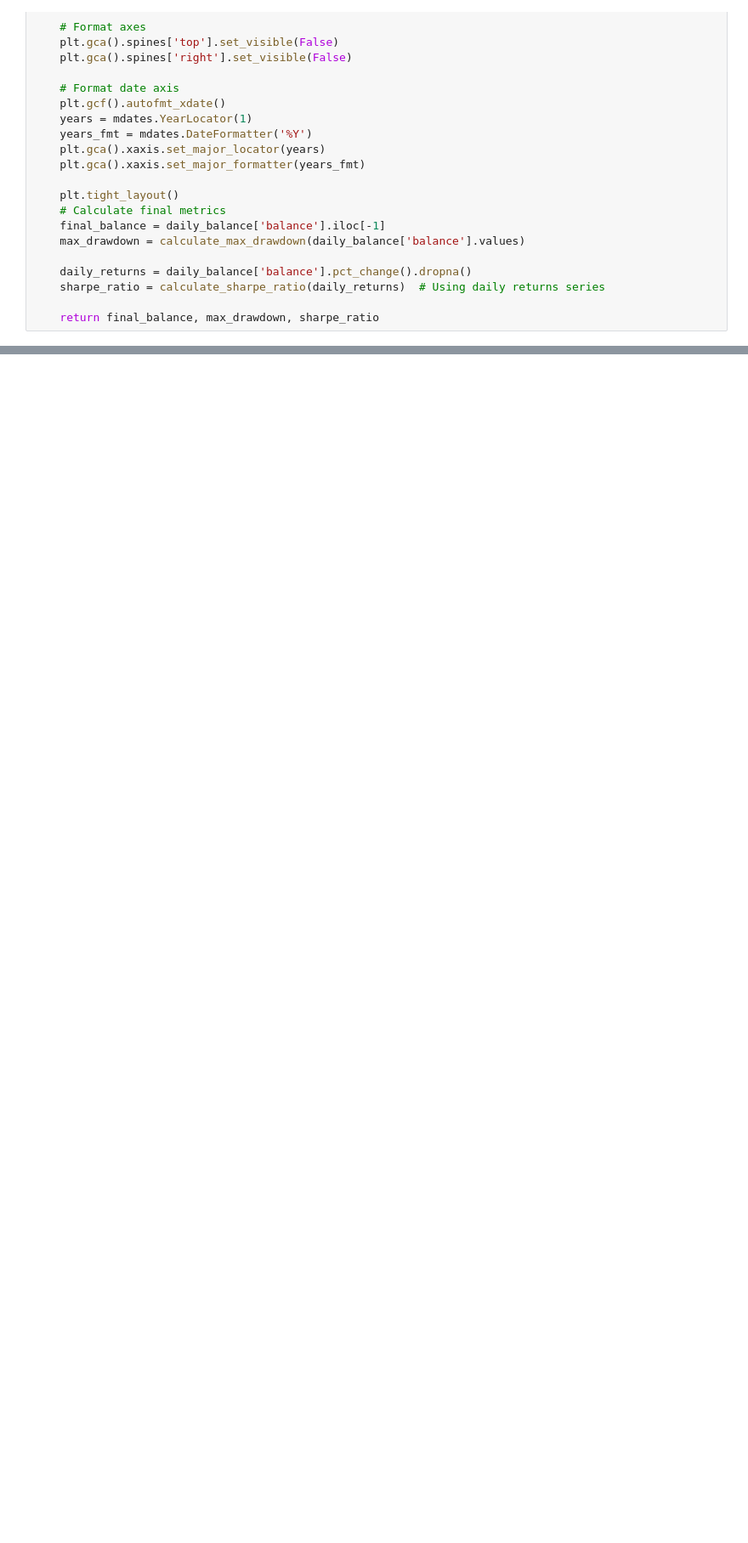
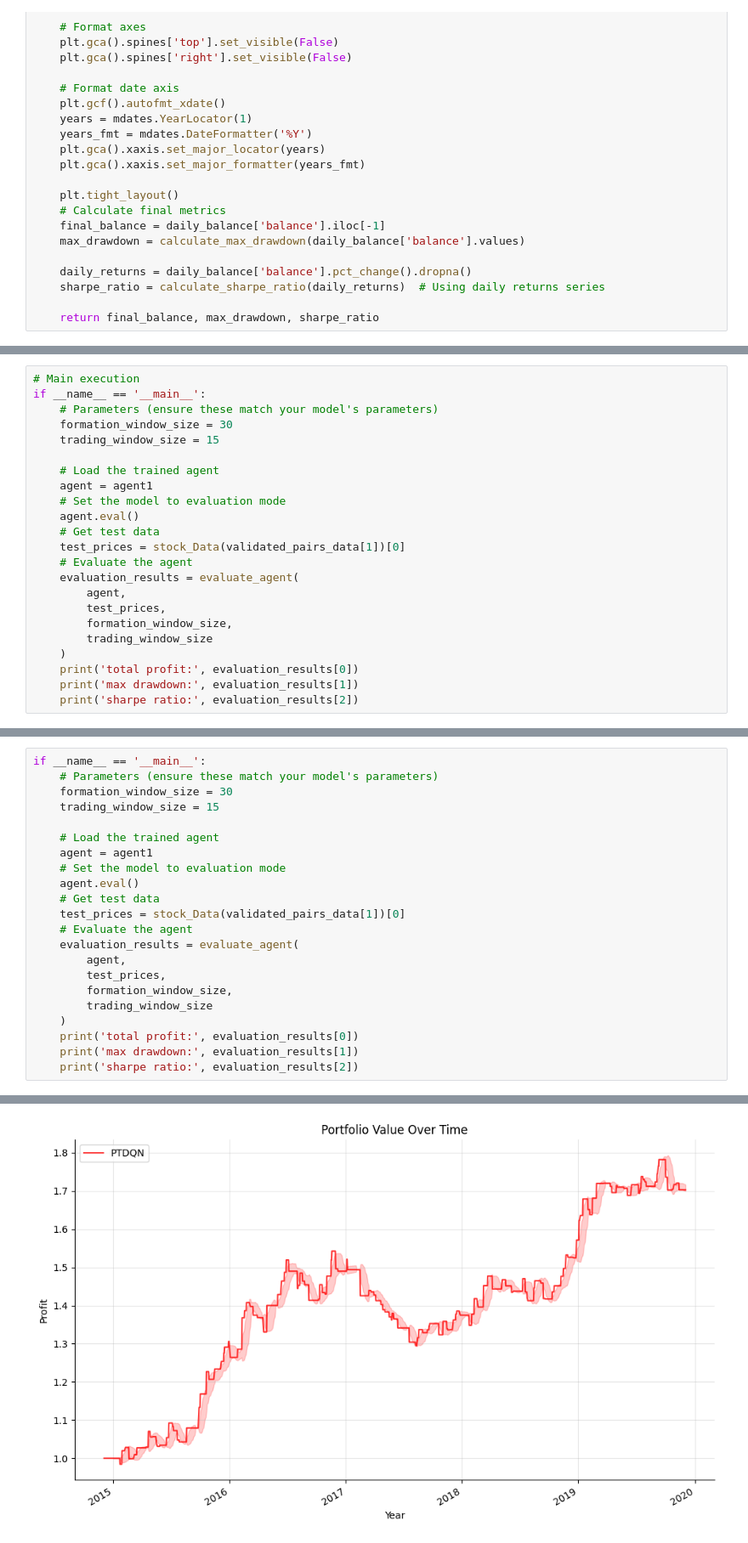
Before and after one commit to easonZC/DQN-Pairs-Trading, a Jupyter notebook: PTDQN.ipynb, the cells around one changed output, grey strips where cells are left out. Shown at 85% size. Drawn from its saved outputs; the diff is of its cells as text; blank space fills up the shorter version.

```diff
--- a/PTDQN.ipynb
+++ b/PTDQN.ipynb
@@ -1014,0 +1082,23 @@ def evaluate_agent(agent, test_prices, formation_window_size, trading_window_siz
+# %%
+# Main execution
+if __name__ == '__main__':
+    # Parameters (ensure these match your model's parameters)
+    formation_window_size = 30
+    trading_window_size = 15
+
+    # Load the trained agent
+    agent = agent1
+    # Set the model to evaluation mode
+    agent.eval()
+    # Get test data
+    test_prices = stock_Data(validated_pairs_data[1])[0]
+    # Evaluate the agent
+    evaluation_results = evaluate_agent(
+        agent,
+        test_prices,
+        formation_window_size,
+        trading_window_size
+    )
+    print('total profit:', evaluation_results[0])
+    print('max drawdown:', evaluation_results[1])
+    print('sharpe ratio:', evaluation_results[2])
@@ -1014,0 +1108,23 @@ def evaluate_agent(agent, test_prices, formation_window_size, trading_window_siz
+# %%
+if __name__ == '__main__':
+    # Parameters (ensure these match your model's parameters)
+    formation_window_size = 30
+    trading_window_size = 15
+
+    # Load the trained agent
+    agent = agent1
+    # Set the model to evaluation mode
+    agent.eval()
+    # Get test data
+    test_prices = stock_Data(validated_pairs_data[1])[0]
+    # Evaluate the agent
+    evaluation_results = evaluate_agent(
+        agent,
+        test_prices,
+        formation_window_size,
+        trading_window_size
+    )
+    print('total profit:', evaluation_results[0])
+    print('max drawdown:', evaluation_results[1])
+    print('sharpe ratio:', evaluation_results[2])
+# %% [output]
@@ -1015 +1135,2 @@ def evaluate_agent(agent, test_prices, formation_window_size, trading_window_siz
+[figure, added]
 # %%
```
Also changed, not shown: parts of 14 cells of this notebook.
